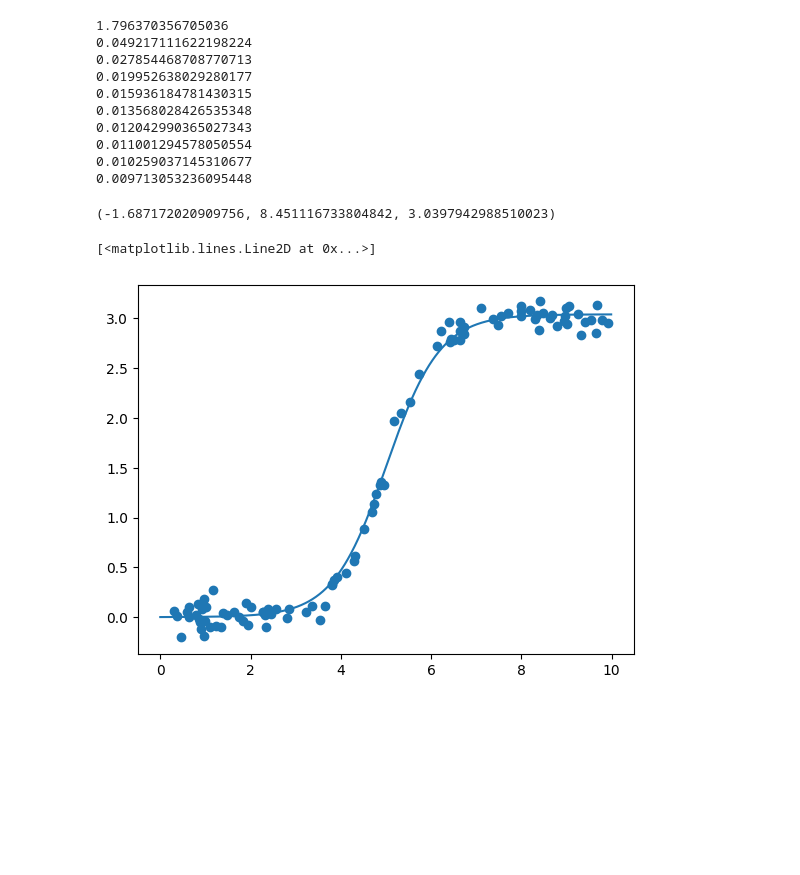
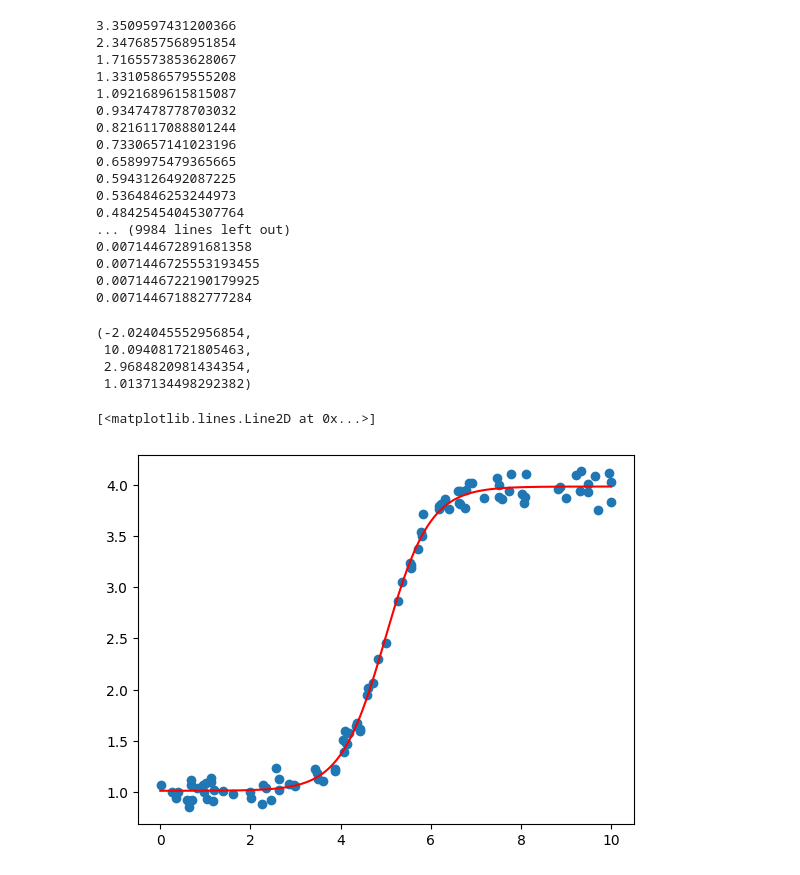
Before and after one commit to hichan0310/pythonProject, a Jupyter notebook: asdf.ipynb, the cells around one changed output. Drawn from its saved outputs; the diff is of its cells as text; code cells hidden in the pictures; blank space fills up the shorter version.

```diff
--- a/asdf.ipynb
+++ b/asdf.ipynb
@@ -4,8 +4,8 @@ import matplotlib.pyplot as plt
 import math
 # %%
 # 데이터 생성
-x = np.random.rand(100)*10
-y = 3/(1+math.e**(-2*(x-5)))+np.random.randn(100)*0.1
+x = np.random.rand(100) * 10
+y = 3 / (1 + math.e ** (-2 * (x - 5))) + 1 + np.random.randn(100) * 0.1
 # y=3/(1+e**(-2x+10))
 # %%
 plt.scatter(x, y)
@@ -15,7 +15,7 @@ plt.scatter(x, y)
 # %%
 plt.scatter(x, y)
-a, b, c=-1, 1, 1
-xx=np.array(list(range(1000)))/100
-plt.plot(xx, c/(1+math.e**(a*xx+b)))
+a, b, c, d = -2, 10, 3, 3
+xx = np.array(list(range(1000))) / 100
+plt.plot(xx, c / (1 + math.e ** (a * xx + b)) + d)
 # %% [output]
 [<matplotlib.lines.Line2D at 0x...>]
@@ -23,33 +23,44 @@ plt.plot(xx, c/(1+math.e**(a*xx+b)))
 # %%
-lr=0.001
+lr = 0.001
 for i in range(10000):
     cost = 0
     for j in range(100):
-        t = c/(1+math.exp(a*x[j]+b))
-        cost += (t-y[j]) ** 2
-        a -= (t-y[j]) * t * t * (-x[j]*math.exp(a*x[j]+b))/ c * lr
-        b -= (t-y[j]) * t * t * (-math.exp(a*x[j]+b)) / c * lr
-        c -= (t-y[j]) * t / c * lr
-    if i%1000==0:print(cost / 100)
+        t = c / (1 + math.exp(a * x[j] + b)) + d
+        cost += (t - y[j]) ** 2
+        a -= (t - y[j]) * (t - d) * (t - d) * (-x[j] * math.exp(a * x[j] + b)) / c * lr
+        b -= (t - y[j]) * (t - d) * (t - d) * (-math.exp(a * x[j] + b)) / c * lr
+        c -= (t - y[j]) * (t - d) / c * lr
+        d -= (t - y[j]) * lr
+    print(cost / 100)
 # %% [output]
-1.796370356705036
-0.049217111622198224
-0.027854468708770713
-0.019952638029280177
-0.015936184781430315
-0.013568028426535348
-0.012042990365027343
-0.011001294578050554
-0.010259037145310677
-0.009713053236095448
+3.3509597431200366
+2.3476857568951854
+1.7165573853628067
+1.3310586579555208
+1.0921689615815087
+0.9347478778703032
+0.8216117088801244
+0.7330657141023196
+0.6589975479365665
+0.5943126492087225
+0.5364846253244973
+0.48425454045307764
+... (9984 lines left out)
+0.007144672891681358
+0.0071446725553193455
+0.0071446722190179925
+0.007144671882777284
 # %%
-a, b, c
+a, b, c, d
 # %% [output]
-(-1.687172020909756, 8.451116733804842, 3.0397942988510023)
+(-2.024045552956854,
+ 10.094081721805463,
+ 2.9684820981434354,
+ 1.0137134498292382)
 # %%
 plt.scatter(x, y)
-xx=np.array(list(range(1000)))/100
-plt.plot(xx, c/(1+math.e**(a*xx+b)))
+xx = np.array(list(range(1000))) / 100
+plt.plot(xx, c / (1 + math.e ** (a * xx + b)) + d, color='red')
 # %% [output]
 [<matplotlib.lines.Line2D at 0x...>]
-[figure, old version]
+[figure, new version]
```
Also changed, not shown: parts of 6 cells of this notebook.
